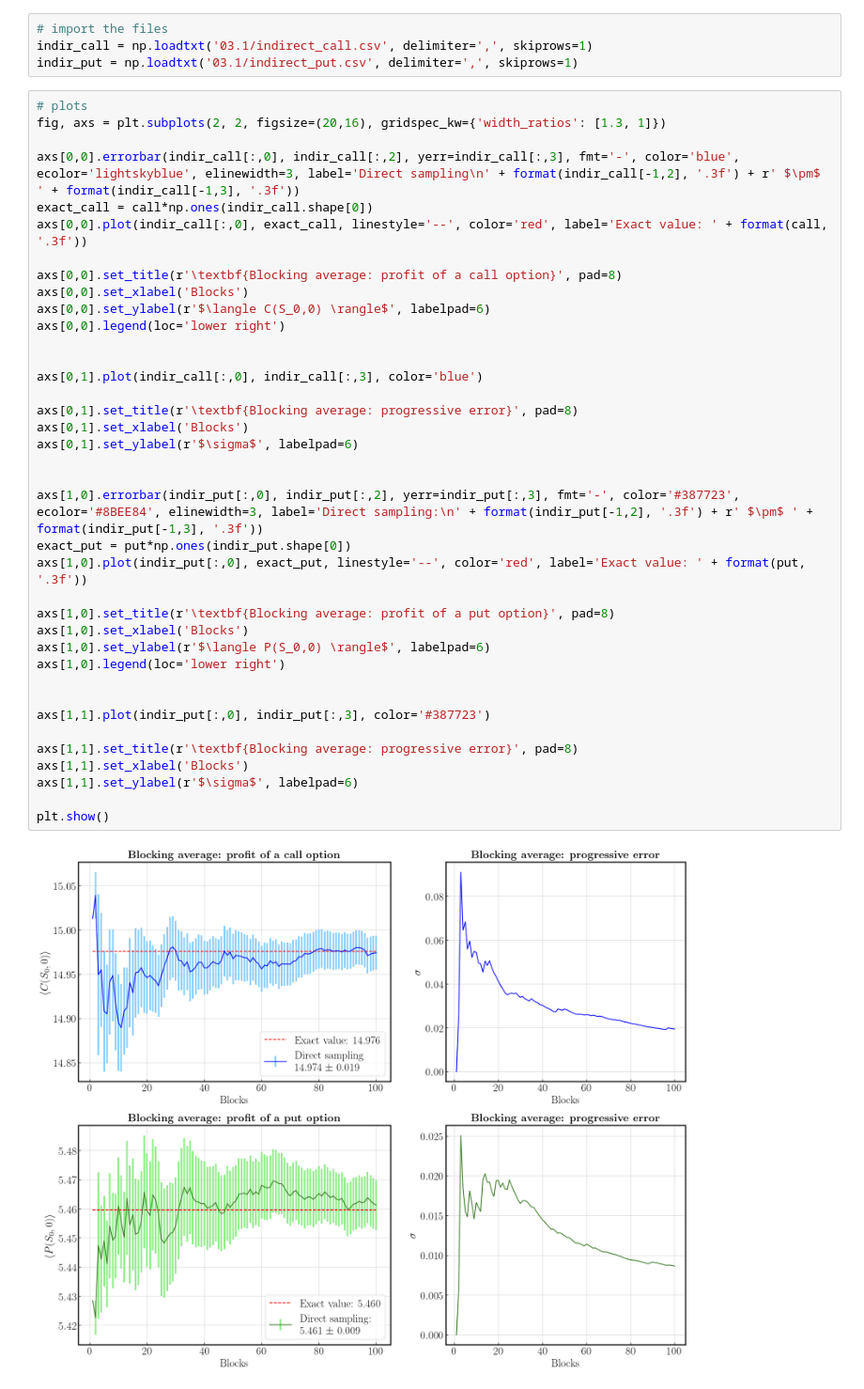
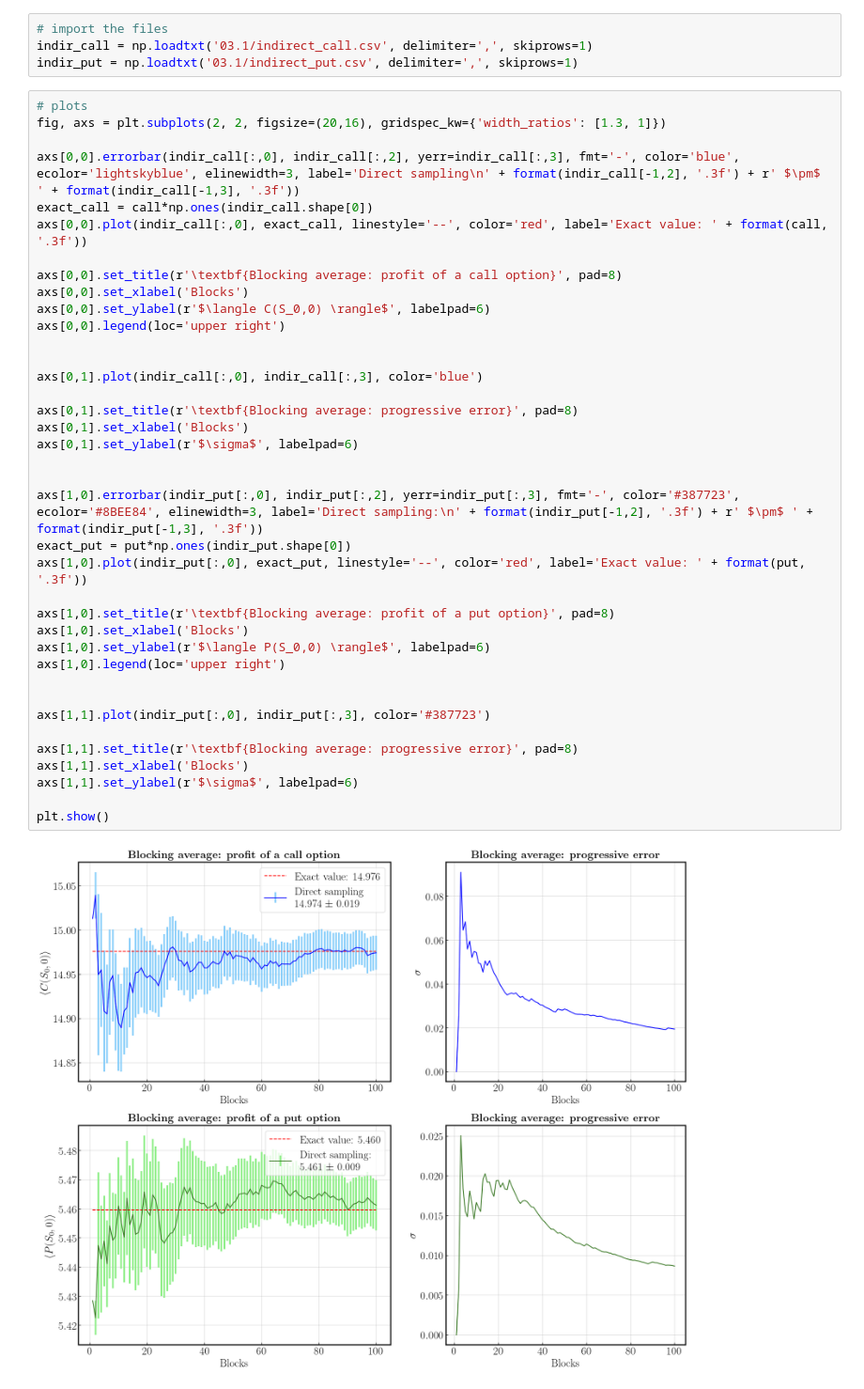
Before and after one commit to ste-cartu/Numerical-Simulation-Laboratory, a Jupyter notebook: Exercise_03/Exercise_03.ipynb, the cells around one changed output. Shown at 94% size. Saved outputs shown, nothing was run; the diff lists cells and outputs as text.

```diff
--- a/Exercise_03/Exercise_03.ipynb
+++ b/Exercise_03/Exercise_03.ipynb
@@ -141,33 +141,33 @@ axs[0,0].plot(indir_call[:,0], exact_call, linestyle='--', color='red', label='E
 
 axs[0,0].set_title(r'\textbf{Blocking average: profit of a call option}', pad=8)
 axs[0,0].set_xlabel('Blocks')
 axs[0,0].set_ylabel(r'$\langle C(S_0,0) \rangle$', labelpad=6)
-axs[0,0].legend(loc='lower right')
+axs[0,0].legend(loc='upper right')
 
 
 axs[0,1].plot(indir_call[:,0], indir_call[:,3], color='blue')
 
 axs[0,1].set_title(r'\textbf{Blocking average: progressive error}', pad=8)
 axs[0,1].set_xlabel('Blocks')
 axs[0,1].set_ylabel(r'$\sigma$', labelpad=6)
 
 
 axs[1,0].errorbar(indir_put[:,0], indir_put[:,2], yerr=indir_put[:,3], fmt='-', color='#387723', ecolor='#8BEE84', elinewidth=3, label='Direct sampling:\n' + format(indir_put[-1,2], '.3f') + r' $\pm$ ' + format(indir_put[-1,3], '.3f'))
 exact_put = put*np.ones(indir_put.shape[0])
 axs[1,0].plot(indir_put[:,0], exact_put, linestyle='--', color='red', label='Exact value: ' + format(put, '.3f'))
 
 axs[1,0].set_title(r'\textbf{Blocking average: profit of a put option}', pad=8)
 axs[1,0].set_xlabel('Blocks')
 axs[1,0].set_ylabel(r'$\langle P(S_0,0) \rangle$', labelpad=6)
-axs[1,0].legend(loc='lower right')
+axs[1,0].legend(loc='upper right')
 
 
 axs[1,1].plot(indir_put[:,0], indir_put[:,3], color='#387723')
 
 axs[1,1].set_title(r'\textbf{Blocking average: progressive error}', pad=8)
 axs[1,1].set_xlabel('Blocks')
 axs[1,1].set_ylabel(r'$\sigma$', labelpad=6)
 
 plt.show()
 # %% [output]
-[figure, old version]
+[figure, new version]
```
Also changed, not shown: parts of 1 cell of this notebook, 4 other files.
